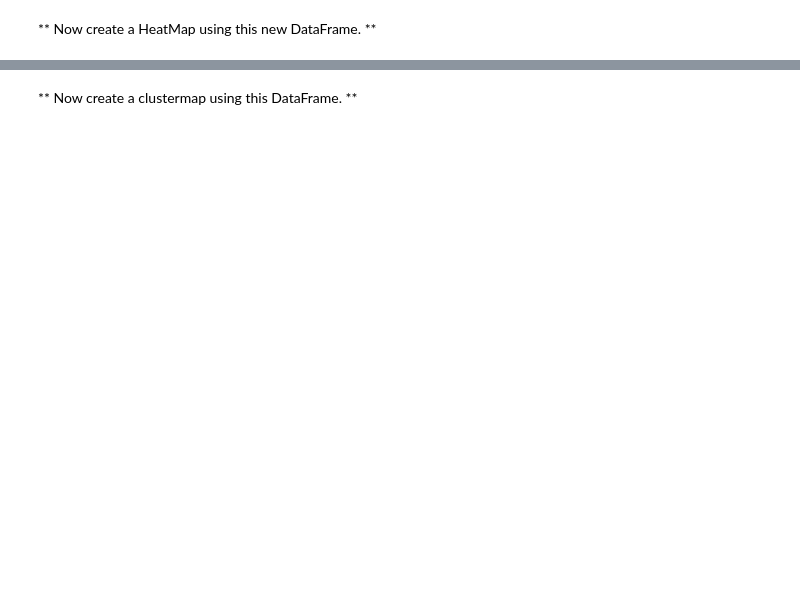
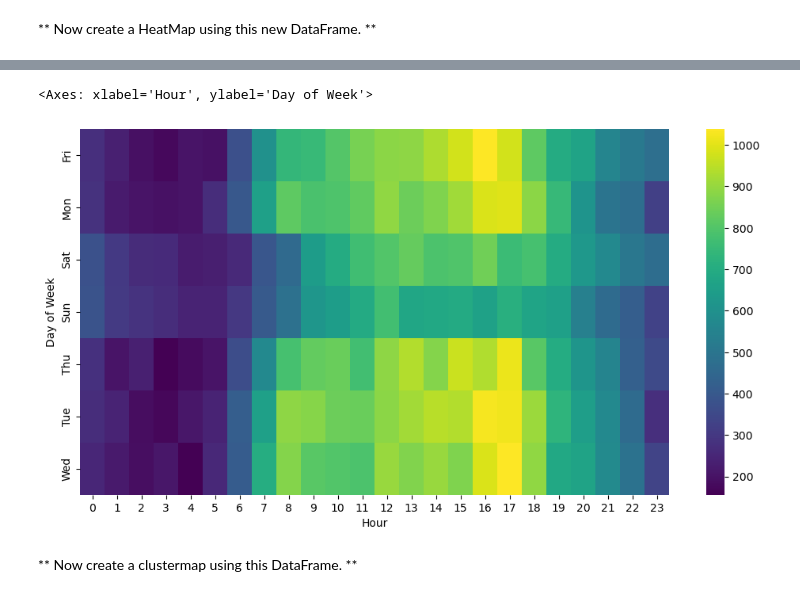
Before and after one commit to Basi10/911_calls_analysis, a Jupyter notebook: 01-911 Calls Data Capstone Project.ipynb, the cells around one changed output, grey strips where cells are left out. Drawn from its saved outputs; the diff is of its cells as text; code cells hidden in the pictures; blank space fills up the shorter version.

Commit message:
seaborn-visualization

```diff
--- a/01-911 Calls Data Capstone Project.ipynb
+++ b/01-911 Calls Data Capstone Project.ipynb
@@ -288,2 +278,4 @@ ____
+# %%
+dayHour = df.groupby(by=['Day of Week','Hour']).count()['Reason'].unstack()
 # %% [markdown]
 ** Now create a HeatMap using this new DataFrame. **
@@ -294,2 +282,8 @@ ____
+# %%
+plt.figure(figsize=(12,6))
+sns.heatmap(dayHour,cmap='viridis')
+# %% [output]
+<Axes: xlabel='Hour', ylabel='Day of Week'>
+[figure, added]
 # %% [markdown]
 ** Now create a clustermap using this DataFrame. **
```
Also changed, not shown: parts of 10 cells of this notebook.
